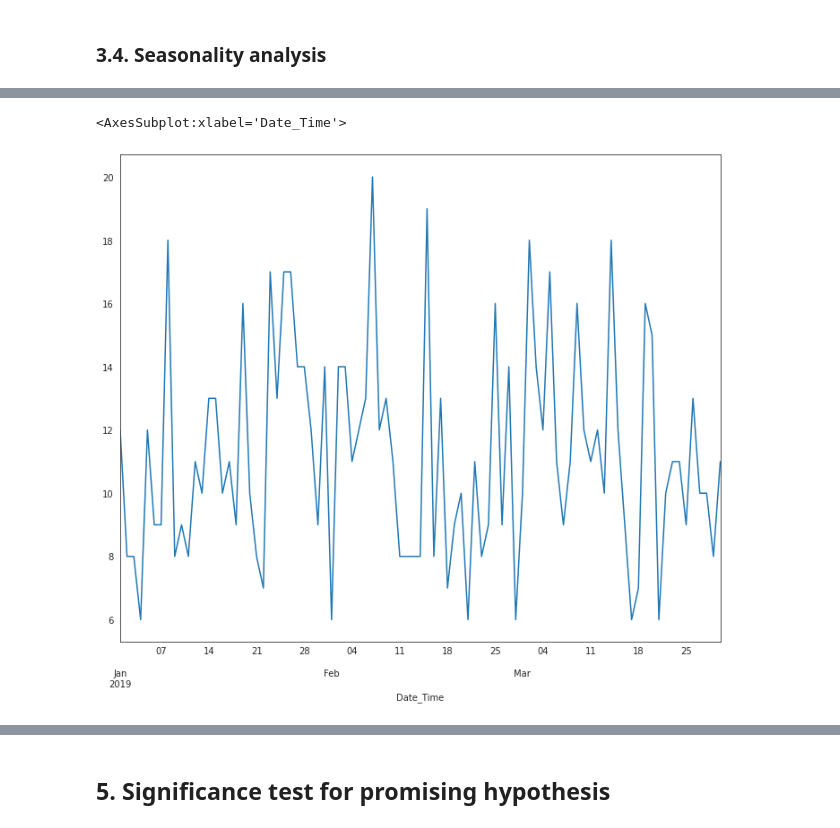
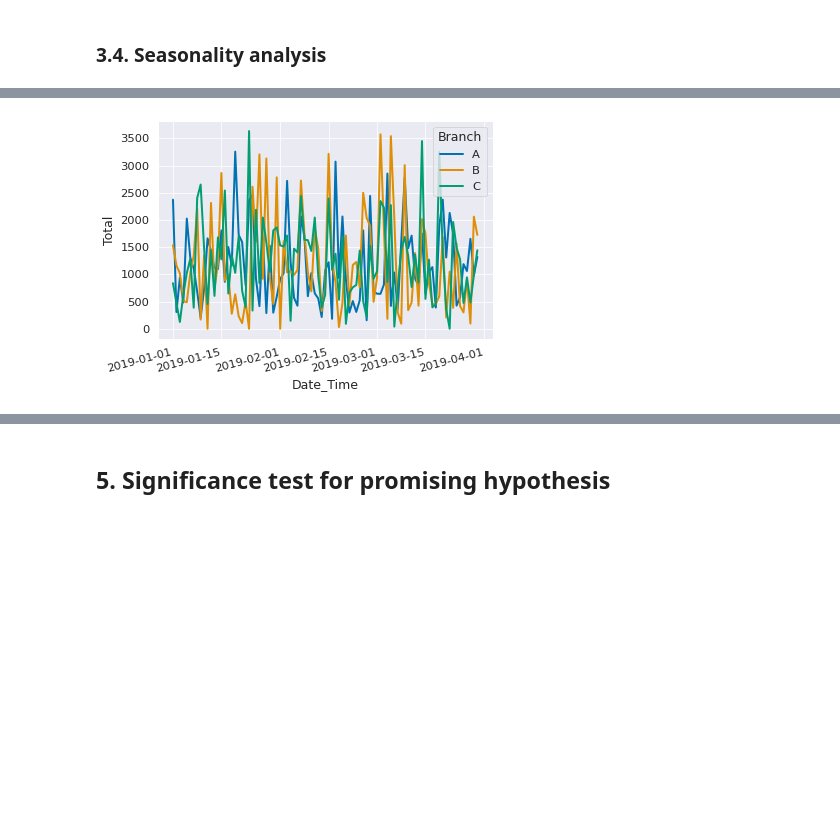
Before and after one commit to caiomts/supermarket-sales-eda, a Jupyter notebook: notebooks/eda__supermarket_sales.ipynb, the cells around one changed output, grey strips where cells are left out. Drawn from its saved outputs; the diff is of its cells as text; code cells hidden in the pictures; blank space fills up the shorter version.

```diff
--- a/notebooks/eda__supermarket_sales.ipynb
+++ b/notebooks/eda__supermarket_sales.ipynb
@@ -84,7 +54,9 @@ import numpy as np
 import matplotlib.pyplot as plt
 import seaborn as sns
 from scipy.stats import mannwhitneyu
-sns.set_style("white")
+sns.set_theme(style="darkgrid")
+sns.set_context("paper", font_scale=1.3, rc={"lines.linewidth": 2})
+sns.set_palette('colorblind')
 # %% [markdown]
 ## 1. Get the Data
 # %%
@@ -125,7 +97,7 @@ memory usage: 125.0+ KB
 # %% [markdown]
 ## 2. Data Cleaning
 # %%
-sales.drop(['Invoice ID', 'Branch', 'Tax 5%', 'cogs',
+sales.drop(['Invoice ID', 'City', 'Tax 5%', 'cogs',
             'gross margin percentage', 'gross income'], axis=1,
           inplace=True)
 # %%
@@ -317,5 +538,10 @@ sales.groupby([sales.index.weekday]).agg([np.sum, np.mean, np.std])
 # %%
-sales.resample('D')['Total'].count().plot(figsize=(12, 10))
+fig, ax = plt.subplots(1, 1)
+ax = sns.lineplot(data=sales.groupby(['Branch']).resample('D').sum().reset_index(),
+             x='Date_Time', y='Total', hue='Branch')
+labels = ax.get_xticklabels()
+plt.setp(labels, rotation=15, horizontalalignment='right')
+
+plt.savefig('../outputs/figures/season.png')
 # %% [output]
-<AxesSubplot:xlabel='Date_Time'>
-[figure, old version]
+[figure, new version]
```
Also changed, not shown: parts of 65 cells of this notebook, 11 other files.
